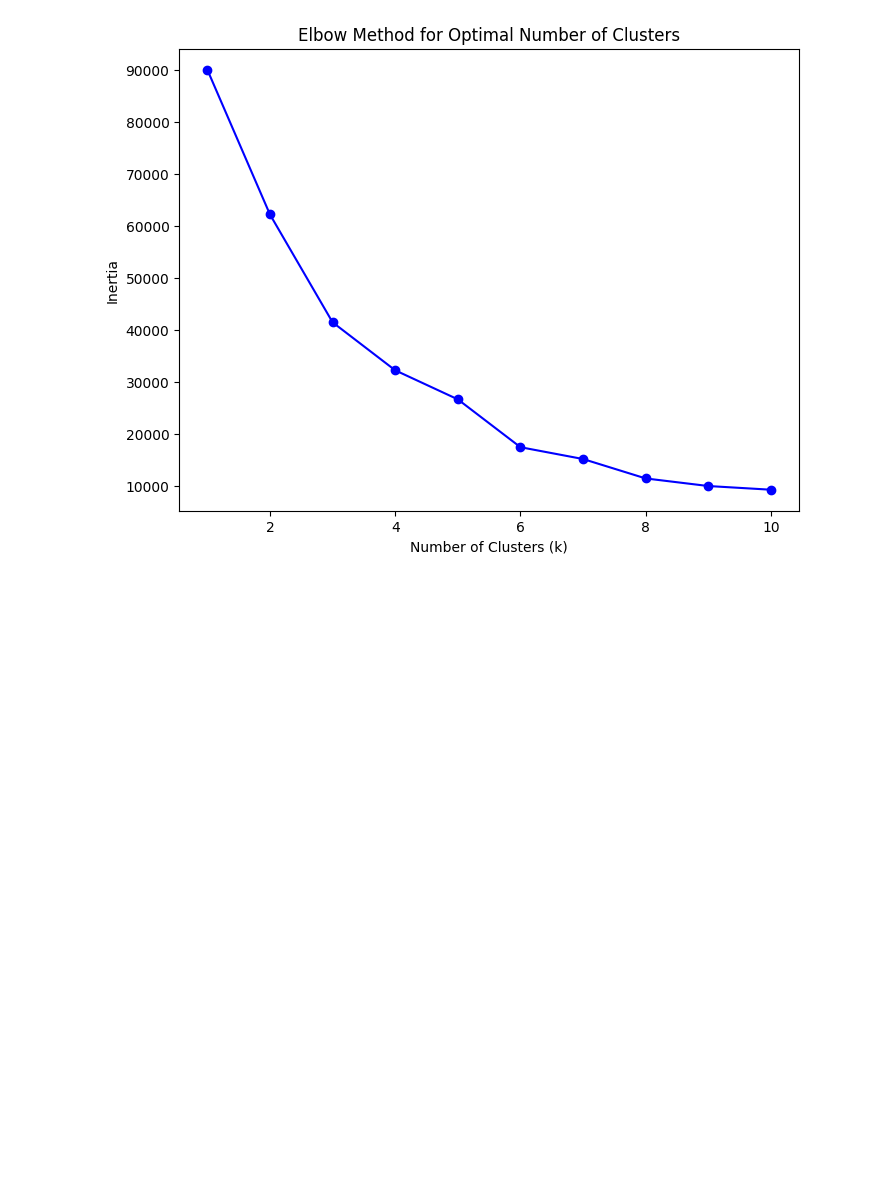
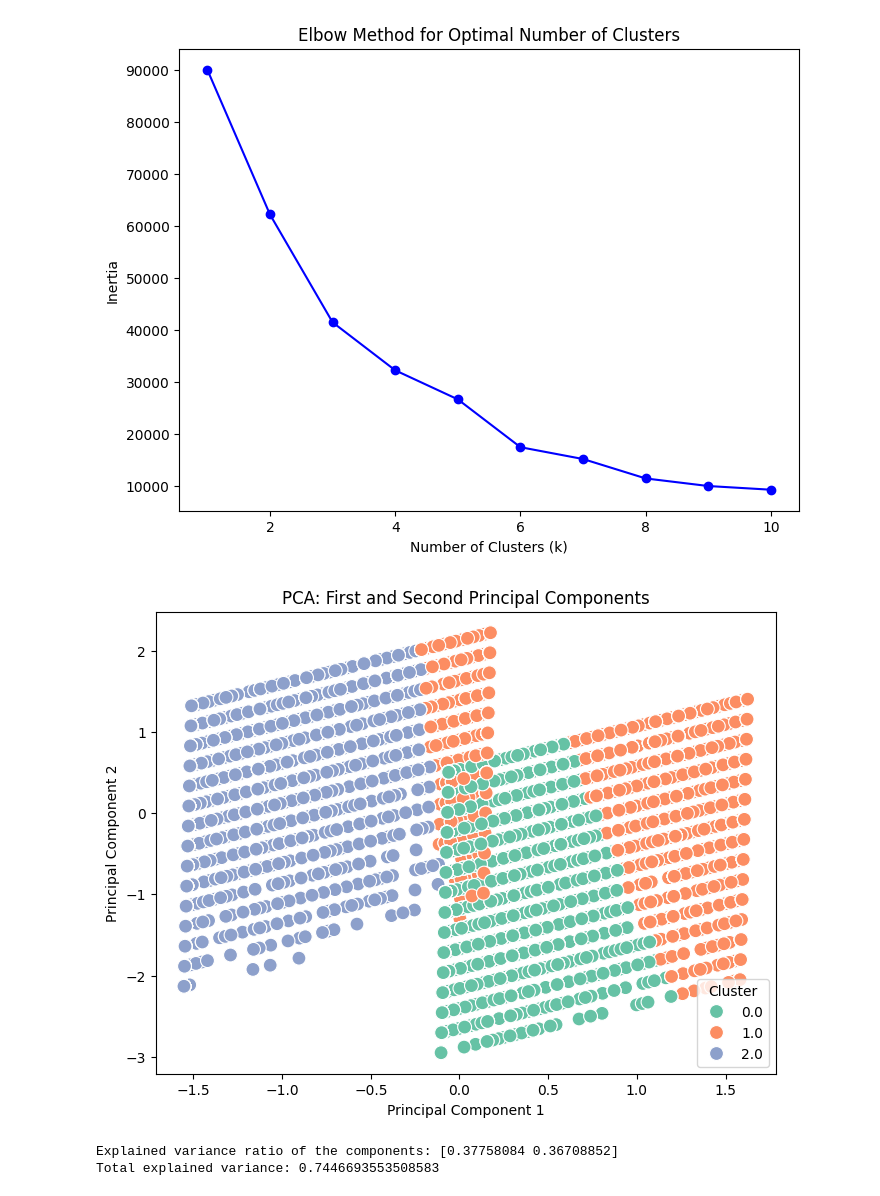
Before and after one commit to venkatrohithk/coursera-test, a Jupyter notebook: 21BDS0184_EDA.ipynb, the cells around one changed output. Saved outputs shown, nothing was run; the diff lists cells and outputs as text; code cells hidden in the pictures; blank space fills up the shorter version.

```diff
--- a/21BDS0184_EDA.ipynb
+++ b/21BDS0184_EDA.ipynb
@@ -551,3 +552,33 @@ plt.ylabel("Inertia")
 plt.show()
 # %% [output]
 [figure]
+# %%
+from sklearn.decomposition import PCA
+
+# Apply PCA
+pca = PCA(n_components=2)  # Reduce to 2 dimensions for visualization
+pca_components = pca.fit_transform(features_scaled)
+
+# Create a DataFrame for the principal components
+pca_df = pd.DataFrame(data=pca_components, columns=['PC1', 'PC2'])
+
+# Add the cluster or any other labels to the DataFrame for coloring the plot (optional)
+pca_df['Cluster'] = df1['Cluster']  # If you have clusters or use 'morekids' or 'gender1'
+
+# Visualize the PCA components (Scatter Plot)
+plt.figure(figsize=(8, 6))
+sns.scatterplot(x='PC1', y='PC2', hue='Cluster', data=pca_df, palette='Set2', s=100)
+plt.title("PCA: First and Second Principal Components")
+plt.xlabel("Principal Component 1")
+plt.ylabel("Principal Component 2")
+plt.legend(title="Cluster")
+plt.show()
+# %% [output]
+[figure, added]
+# %%
+# Explained Variance
+print(f"Explained variance ratio of the components: {pca.explained_variance_ratio_}")
+print(f"Total explained variance: {np.sum(pca.explained_variance_ratio_)}")
+# %% [output]
+Explained variance ratio of the components: [0.37758084 0.36708852]
+Total explained variance: 0.7446693553508583
```
Also changed, not shown: parts of 9 cells of this notebook.
